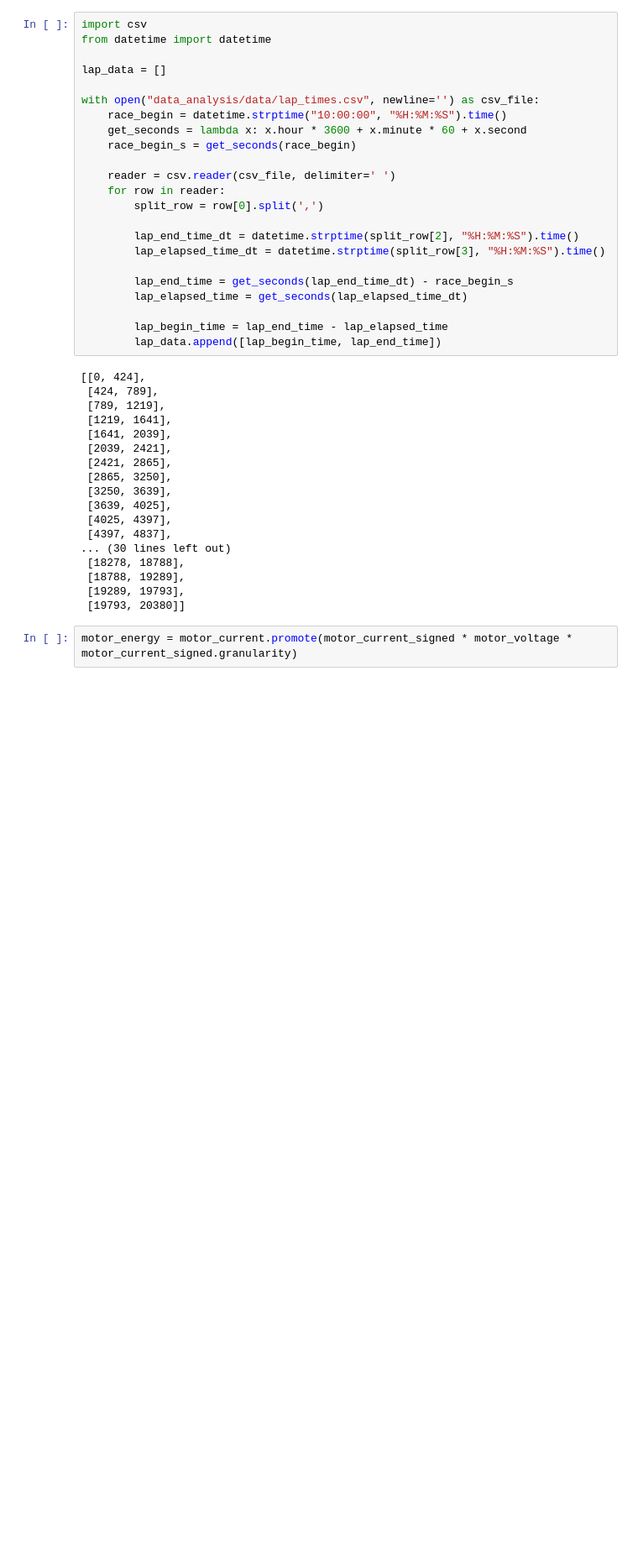
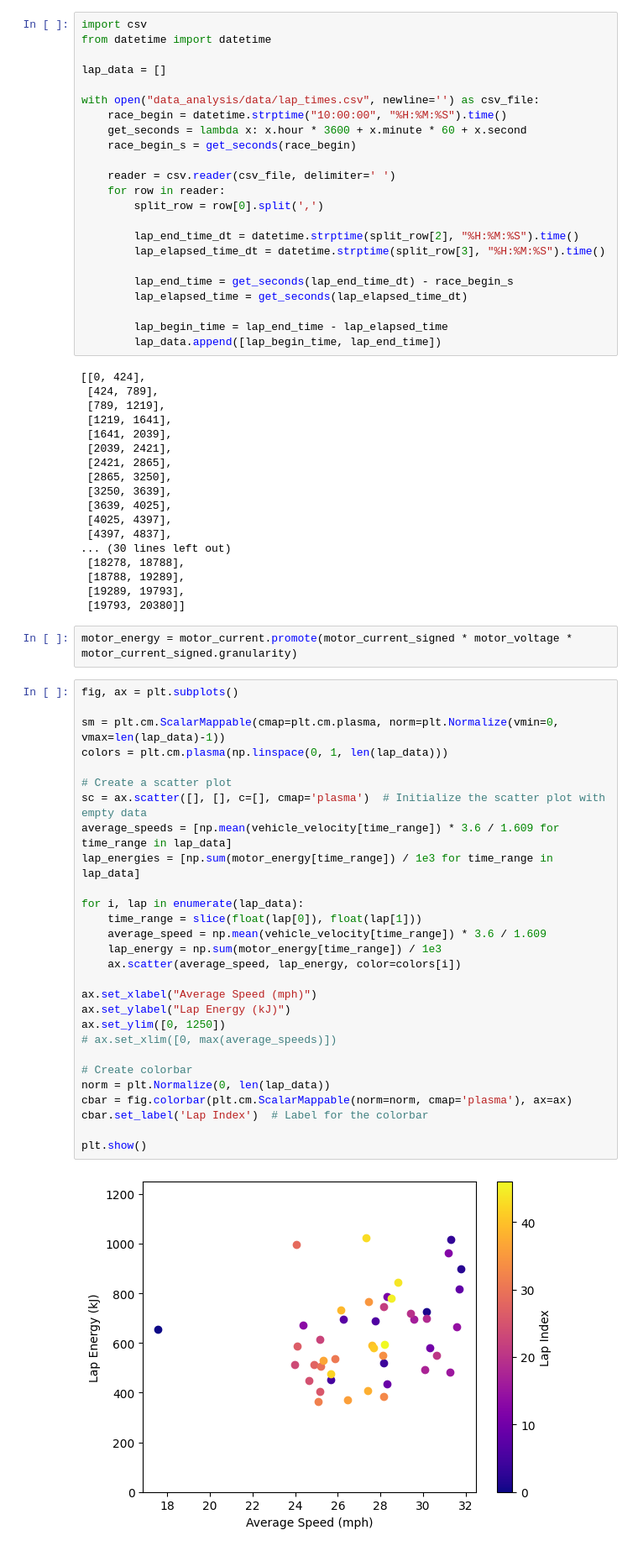
Before and after one commit to UBC-Solar/Simulation, a Jupyter notebook: speed_vs_energy.ipynb, the cells around one changed output. Shown at 84% size. Saved outputs shown, nothing was run; the diff lists cells and outputs as text; blank space fills up the shorter version.

```diff
--- a/speed_vs_energy.ipynb
+++ b/speed_vs_energy.ipynb
@@ -60,3 +60,33 @@ with open("data_analysis/data/lap_times.csv", newline='') as csv_file:
  [19793, 20380]]
 # %%
 motor_energy = motor_current.promote(motor_current_signed * motor_voltage * motor_current_signed.granularity)
+# %%
+fig, ax = plt.subplots()
+
+sm = plt.cm.ScalarMappable(cmap=plt.cm.plasma, norm=plt.Normalize(vmin=0, vmax=len(lap_data)-1))
+colors = plt.cm.plasma(np.linspace(0, 1, len(lap_data)))
+
+# Create a scatter plot
+sc = ax.scatter([], [], c=[], cmap='plasma')  # Initialize the scatter plot with empty data
+average_speeds = [np.mean(vehicle_velocity[time_range]) * 3.6 / 1.609 for time_range in lap_data]
+lap_energies = [np.sum(motor_energy[time_range]) / 1e3 for time_range in lap_data]
+
+for i, lap in enumerate(lap_data):
+    time_range = slice(float(lap[0]), float(lap[1]))
+    average_speed = np.mean(vehicle_velocity[time_range]) * 3.6 / 1.609
+    lap_energy = np.sum(motor_energy[time_range]) / 1e3
+    ax.scatter(average_speed, lap_energy, color=colors[i])
+
+ax.set_xlabel("Average Speed (mph)")
+ax.set_ylabel("Lap Energy (kJ)")
+ax.set_ylim([0, 1250])
+# ax.set_xlim([0, max(average_speeds)])
+
+# Create colorbar
+norm = plt.Normalize(0, len(lap_data))
+cbar = fig.colorbar(plt.cm.ScalarMappable(norm=norm, cmap='plasma'), ax=ax)
+cbar.set_label('Lap Index')  # Label for the colorbar
+
+plt.show()
+# %% [output]
+[figure, added]
```
Also changed, not shown: parts of 2 cells of this notebook, 2 other files.
